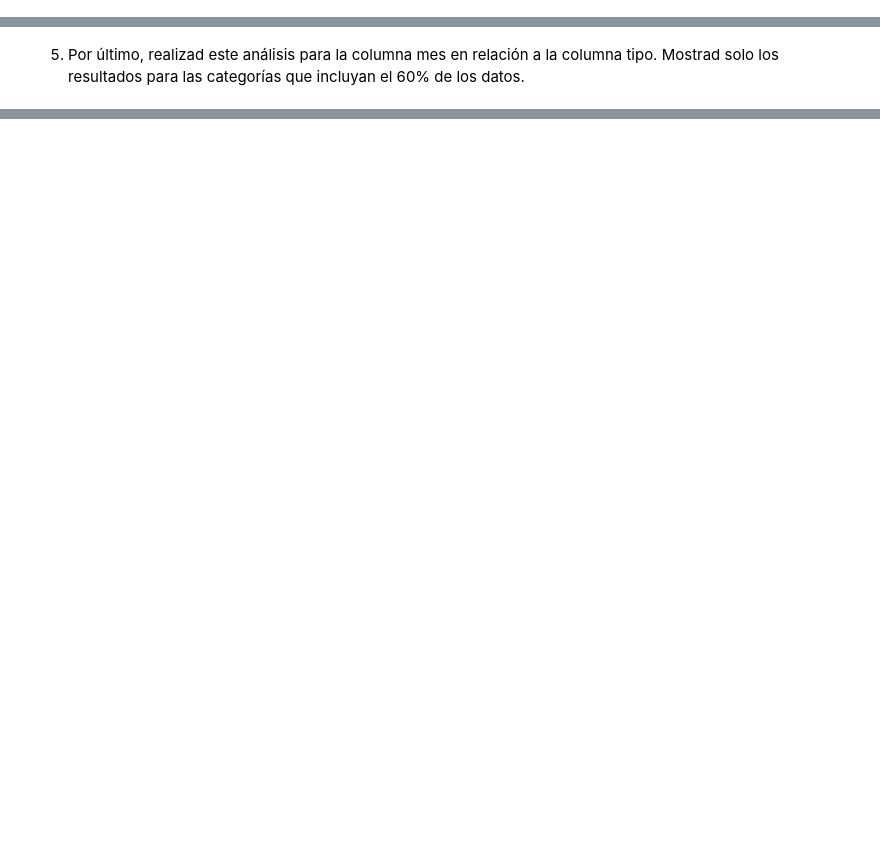
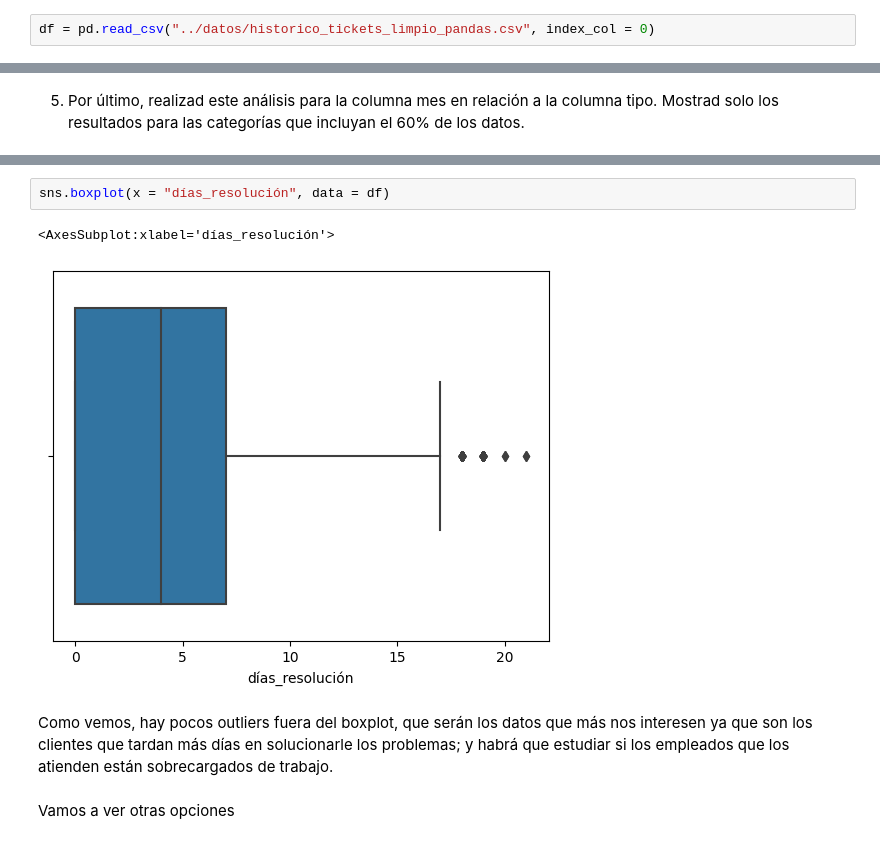
Before and after one commit to Adalab/promo_d_da_modulo2_sprint2_Lorena_AnaBelen, a Jupyter notebook: ejercicio2/pair_programming_EDA2.ipynb, the cells around one changed output, grey strips where cells are left out. Cells and saved outputs as stored; diff of their text form; blank space fills up the shorter version.

```diff
--- a/ejercicio2/pair_programming_EDA2.ipynb
+++ b/ejercicio2/pair_programming_EDA2.ipynb
@@ -26,3 +33,5 @@ Las hipótesis que os planteamos para el conjunto de datos de historico_tickets
 Usad la librería sidetable para:
 # %% [markdown]
 1. Explorar los valores nulos.
+# %%
+df = pd.read_csv("../datos/historico_tickets_limpio_pandas.csv", index_col = 0)
@@ -40,0 +218,9 @@ Usad la librería sidetable para:
+# %%
+sns.boxplot(x = "días_resolución", data = df)
+# %% [output]
+<AxesSubplot:xlabel='días_resolución'>
+[figure, added]
+# %% [markdown]
+Como vemos, hay pocos outliers fuera del boxplot, que serán los datos que más nos interesen ya que son los clientes que tardan más días en solucionarle los problemas; y habrá que estudiar si los empleados que los atienden están sobrecargados de trabajo.
+# %% [markdown]
+Vamos a ver otras opciones
```
Also changed, not shown: parts of 22 cells of this notebook, 3 other files.
